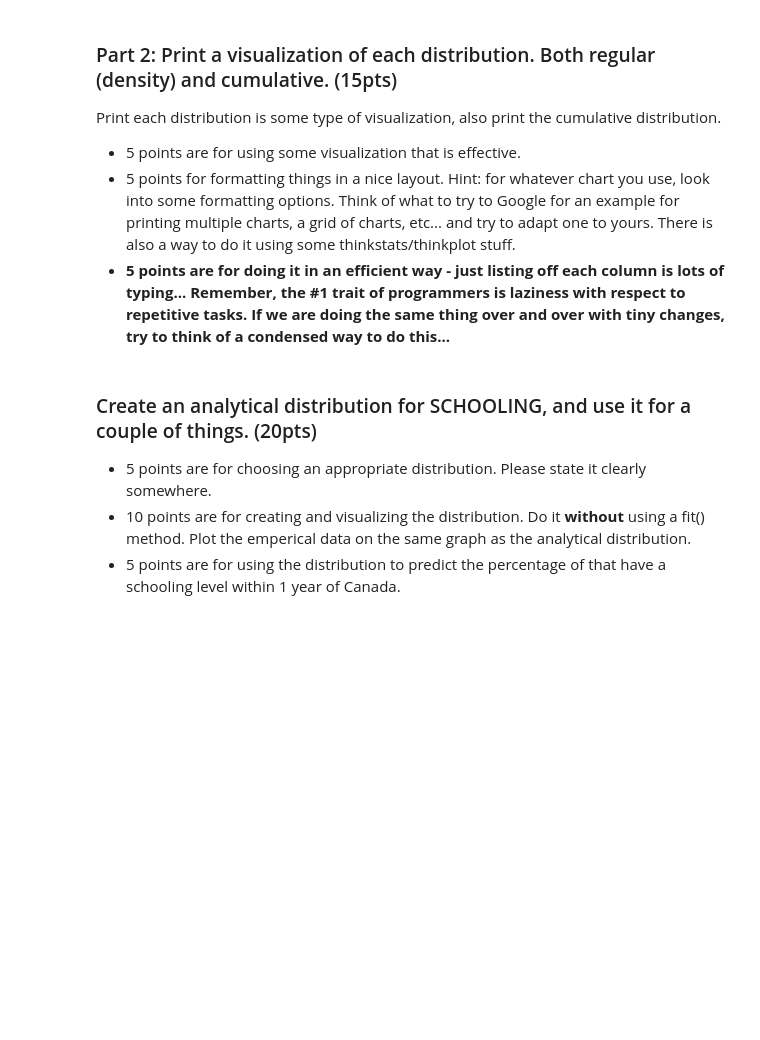
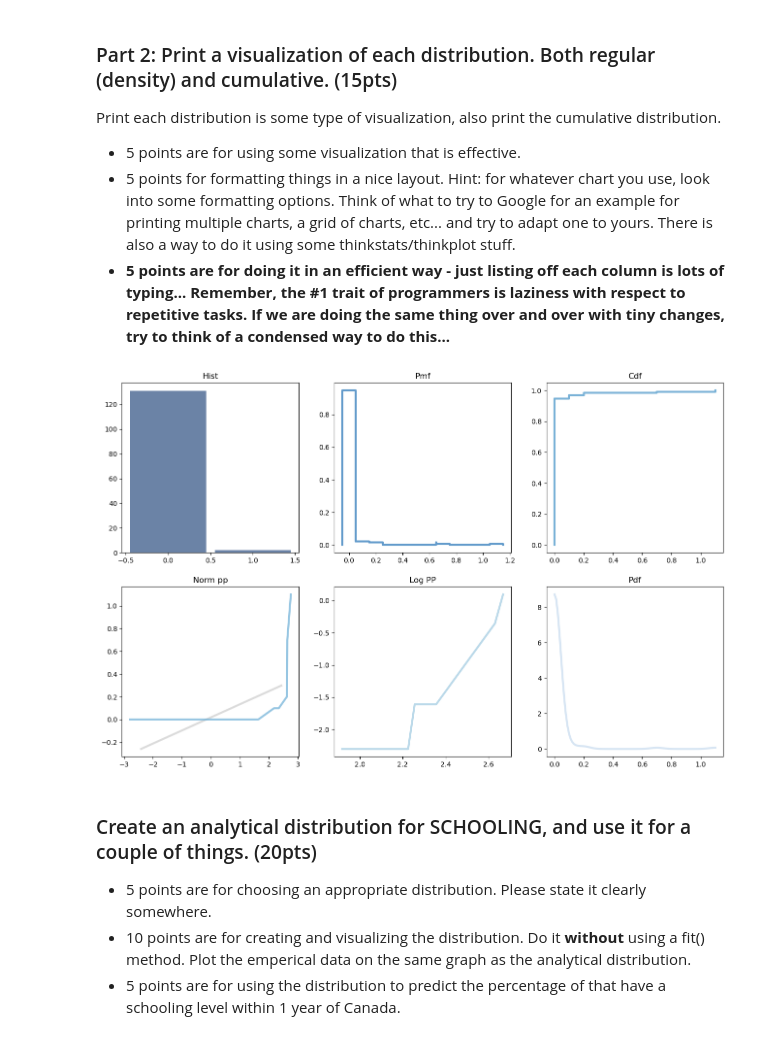
Before and after one commit to Nishaa95/BSIP_Assignment_2_Students, a Jupyter notebook: stats_asn_2_start.ipynb, the cells around one changed output. Cells and saved outputs as stored; diff of their text form; code cells hidden in the pictures; blank space fills up the shorter version.

```diff
--- a/stats_asn_2_start.ipynb
+++ b/stats_asn_2_start.ipynb
@@ -42,0 +58,5 @@ Note: you'll have to look at the units to ensure you get it right.
+# %%
+dfLE["GDP/Capita"] = np.arange(len(dfLE))
+dfLE["GDP/Capita"] = dfLE["GDP"]/dfLE["Population"]
+dfLE.dropna(inplace=True)
+dfLE[["Country","GDP","Population","GDP/Capita"]].head(40)
@@ -54,3 +90,34 @@ Print each distribution is some type of visualization, also print the cumulative
+# %%
+#Print all distributions
+def bigGraph(df_in, columnName):
+    data = pd.Series(round(df_in[columnName],1))
+    hist= thinkstats2.Hist(round(data))
+    pmf=thinkstats2.Pmf(data)
+    cdf=thinkstats2.Cdf(data)
+    pdf=thinkstats2.EstimatedPdf(data)
+    #norm= thinkstats2.NormalProbabilityPlot(data)
+
+
+    thinkplot.PrePlot(6, rows =2, cols=3)
+    thinkplot.subplot(1,title="Hist")
+    thinkplot.Hist(hist)
+    thinkplot.subplot(2,title="Pmf")
+    thinkplot.Pmf(pmf)
+    thinkplot.subplot(3,title="Cdf")
+    thinkplot.Cdf(cdf)
+    thinkplot.subplot(4,title="Norm pp")
+    thinkstats2.NormalProbabilityPlot(data)
+    thinkplot.subplot(5,title="Log PP")
+    thinkstats2.NormalProbabilityPlot(np.log(data))
+    thinkplot.subplot(6,title="Pdf")
+    thinkplot.Pdf(pdf)
+    thinkplot.config()
+
+    return
+# %%
+bigGraph(dfLE, "GDP/Capita")
+# %% [output]
+[figure, added]
 # %% [markdown]
 ### Create an analytical distribution for SCHOOLING, and use it for a couple of things. (20pts)
 
```
Also changed, not shown: parts of 4 cells of this notebook.
